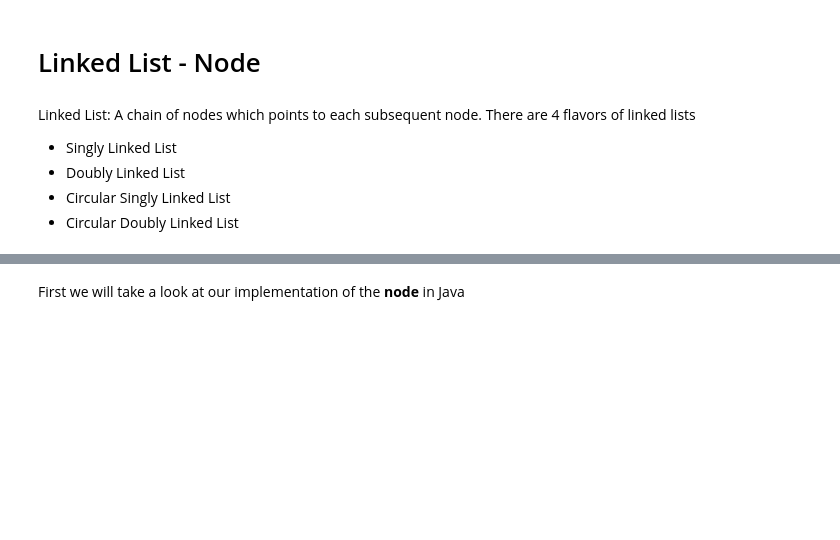
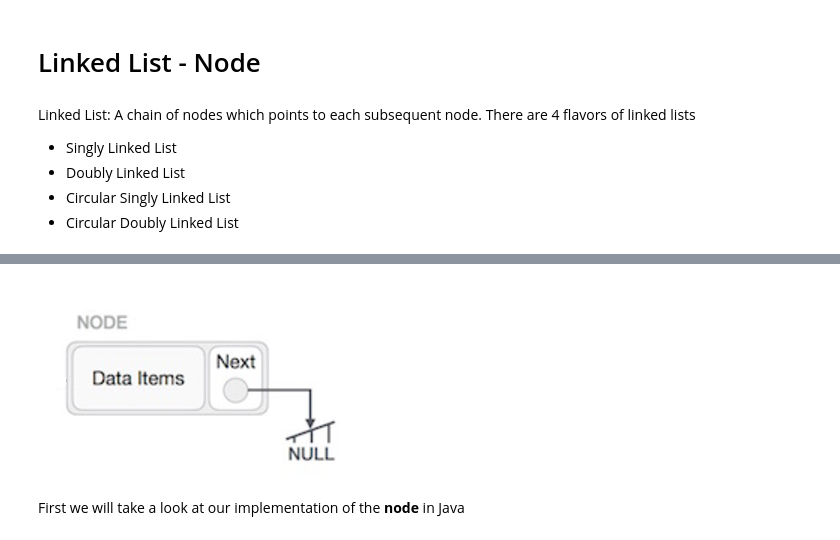
Before and after one commit to gammaseeker/Documentation, a Jupyter notebook: Data Structures Notebooks/Linked List Documentation/LinkedList-Node.ipynb, the cells around one changed output, grey strips where cells are left out. Saved outputs shown, nothing was run; the diff lists cells and outputs as text; code cells hidden in the pictures; blank space fills up the shorter version.

```diff
--- a/Data Structures Notebooks/Linked List Documentation/LinkedList-Node.ipynb
+++ b/Data Structures Notebooks/Linked List Documentation/LinkedList-Node.ipynb
@@ -15,3 +14,9 @@ To wrap your head around a "node" you want to imagine a box with two containers.
+# %%
+from IPython.display import Image
+
+Image("node.png")
+# %% [output]
+[figure, added]
 # %% [markdown]
 First we will take a look at our implementation of the <b>node</b> in Java
 # %%
```
Also changed, not shown: parts of 1 cell of this notebook.
